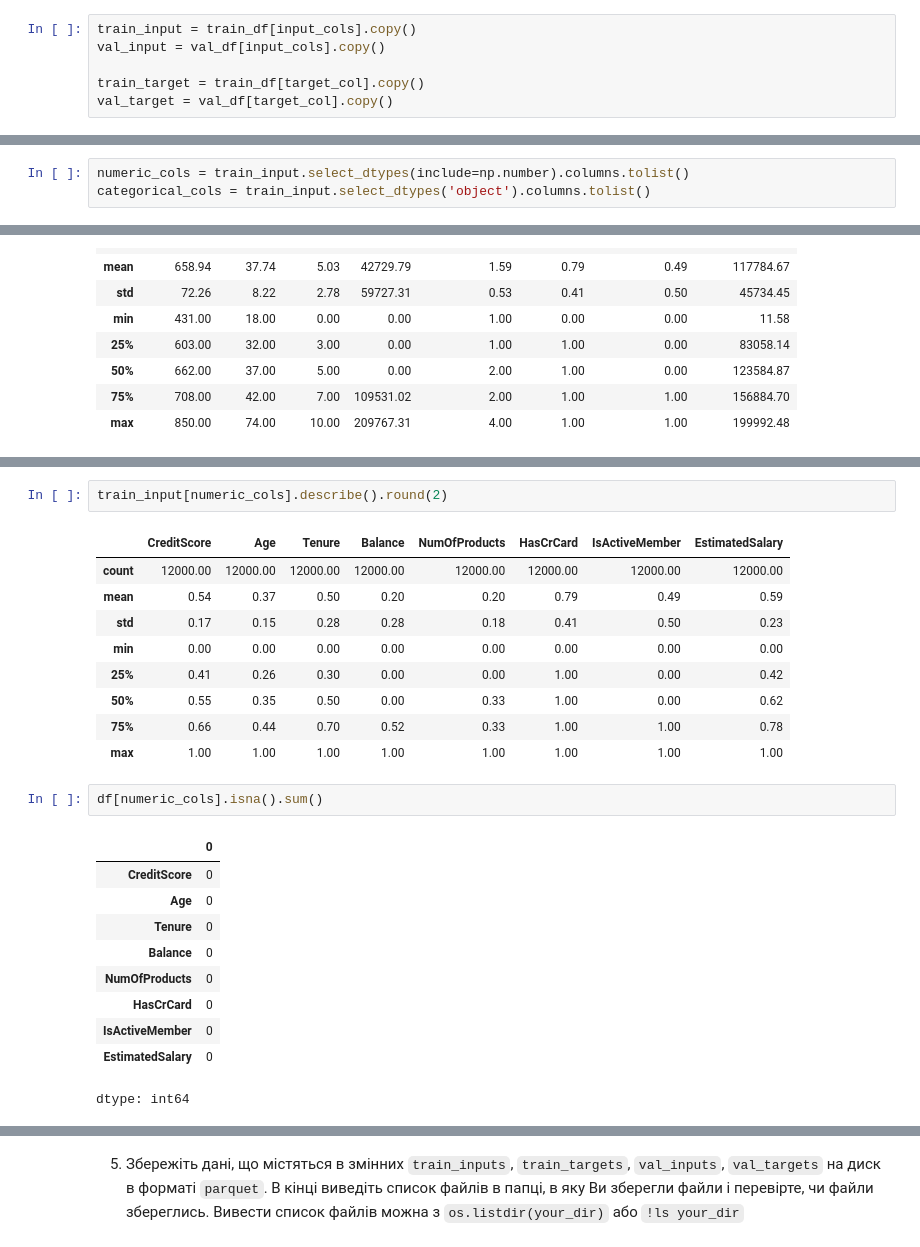
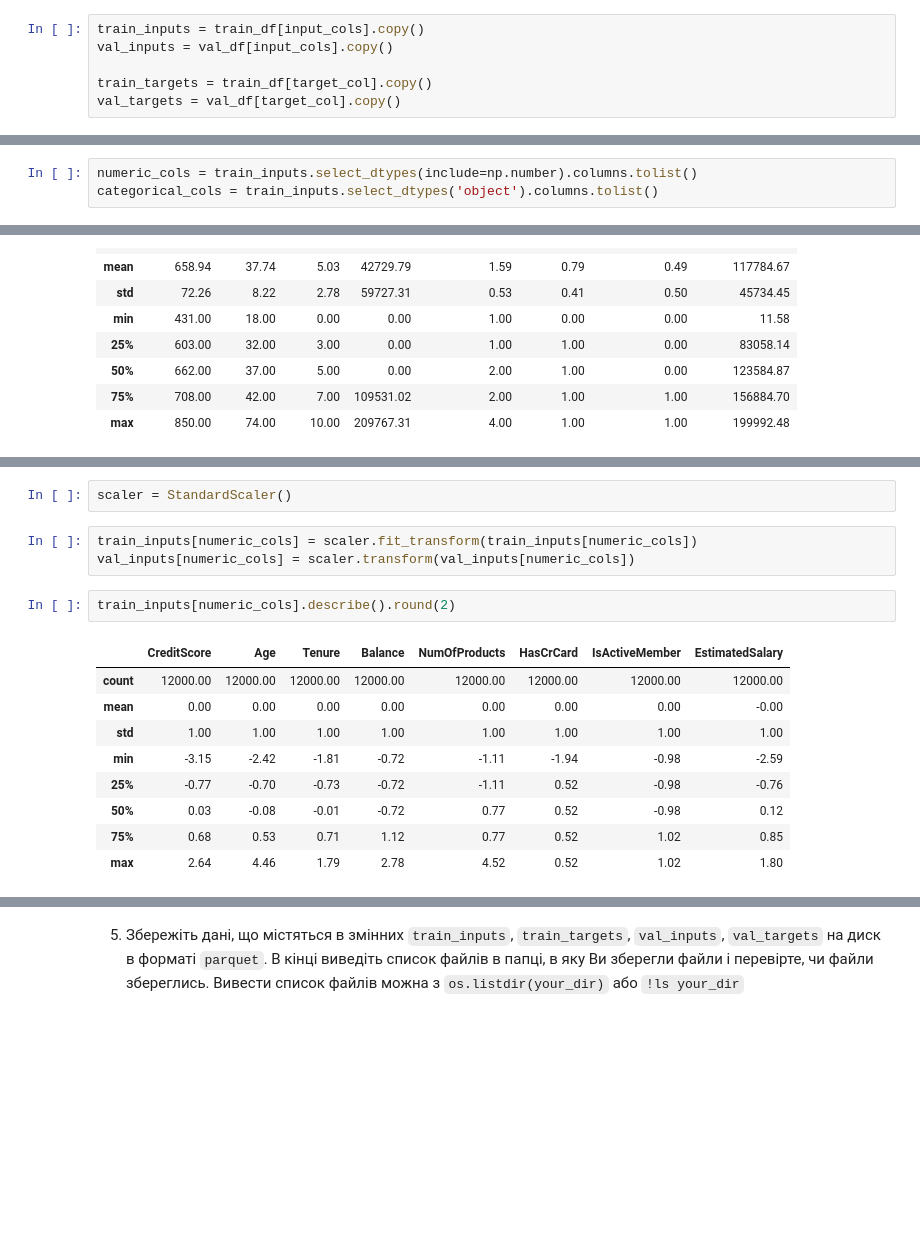
Before and after one commit to chornamarta/ml3.0, a Jupyter notebook: Module 2/Statistical Classification/HW_2_2_2_Логістична_регресія_з_scikit_learn.ipynb, the cells around one changed output, grey strips where cells are left out. Saved outputs shown, nothing was run; the diff lists cells and outputs as text; blank space fills up the shorter version.

```diff
--- a/Module 2/Statistical Classification/HW_2_2_2_Логістична_регресія_з_scikit_learn.ipynb
+++ b/Module 2/Statistical Classification/HW_2_2_2_Логістична_регресія_з_scikit_learn.ipynb
@@ -43,14 +44,14 @@ target_col = 'Exited'
 # %%
-train_input = train_df[input_cols].copy()
-val_input = val_df[input_cols].copy()
+train_inputs = train_df[input_cols].copy()
+val_inputs = val_df[input_cols].copy()
 
-train_target = train_df[target_col].copy()
-val_target = val_df[target_col].copy()
+train_targets = train_df[target_col].copy()
+val_targets = val_df[target_col].copy()
 # %% [markdown]
 3. Визначіть з допомогою `pandas.DataFrame.select_dtypes` назви колонок, які є числовими і категоріальними. Запишіть результати в `numeric_cols` та `categorical_cols` відповідно.
 # %%
-numeric_cols = train_input.select_dtypes(include=np.number).columns.tolist()
-categorical_cols = train_input.select_dtypes('object').columns.tolist()
+numeric_cols = train_inputs.select_dtypes(include=np.number).columns.tolist()
+categorical_cols = train_inputs.select_dtypes('object').columns.tolist()
 # %%
 numeric_cols
 # %% [output]
@@ -102,28 +108,20 @@ val_input[numeric_cols] = scaler.transform(val_input[numeric_cols])
+# %%
+scaler = StandardScaler()
+# %%
+train_inputs[numeric_cols] = scaler.fit_transform(train_inputs[numeric_cols])
+val_inputs[numeric_cols] = scaler.transform(val_inputs[numeric_cols])
 # %%
-train_input[numeric_cols].describe().round(2)
+train_inputs[numeric_cols].describe().round(2)
 # %% [output]
 |  | CreditScore | Age | Tenure | Balance | NumOfProducts | HasCrCard | IsActiveMember | EstimatedSalary |
 | count | 12000.00 | 12000.00 | 12000.00 | 12000.00 | 12000.00 | 12000.00 | 12000.00 | 12000.00 |
-| mean | 0.54 | 0.37 | 0.50 | 0.20 | 0.20 | 0.79 | 0.49 | 0.59 |
-| std | 0.17 | 0.15 | 0.28 | 0.28 | 0.18 | 0.41 | 0.50 | 0.23 |
-| min | 0.00 | 0.00 | 0.00 | 0.00 | 0.00 | 0.00 | 0.00 | 0.00 |
-| 25% | 0.41 | 0.26 | 0.30 | 0.00 | 0.00 | 1.00 | 0.00 | 0.42 |
-| 50% | 0.55 | 0.35 | 0.50 | 0.00 | 0.33 | 1.00 | 0.00 | 0.62 |
-| 75% | 0.66 | 0.44 | 0.70 | 0.52 | 0.33 | 1.00 | 1.00 | 0.78 |
-| max | 1.00 | 1.00 | 1.00 | 1.00 | 1.00 | 1.00 | 1.00 | 1.00 |
+| mean | 0.00 | 0.00 | 0.00 | 0.00 | 0.00 | 0.00 | 0.00 | -0.00 |
+| std | 1.00 | 1.00 | 1.00 | 1.00 | 1.00 | 1.00 | 1.00 | 1.00 |
+| min | -3.15 | -2.42 | -1.81 | -0.72 | -1.11 | -1.94 | -0.98 | -2.59 |
+| 25% | -0.77 | -0.70 | -0.73 | -0.72 | -1.11 | 0.52 | -0.98 | -0.76 |
+| 50% | 0.03 | -0.08 | -0.01 | -0.72 | 0.77 | 0.52 | -0.98 | 0.12 |
+| 75% | 0.68 | 0.53 | 0.71 | 1.12 | 0.77 | 0.52 | 1.02 | 0.85 |
+| max | 2.64 | 4.46 | 1.79 | 2.78 | 4.52 | 0.52 | 1.02 | 1.80 |
-# %%
-df[numeric_cols].isna().sum()
-# %% [output]
-|  | 0 |
-| CreditScore | 0 |
-| Age | 0 |
-| Tenure | 0 |
-| Balance | 0 |
-| NumOfProducts | 0 |
-| HasCrCard | 0 |
-| IsActiveMember | 0 |
-| EstimatedSalary | 0 |
-dtype: int64
 # %%
 df[categorical_cols].nunique()
 # %% [output]
```
Also changed, not shown: parts of 58 cells of this notebook.
